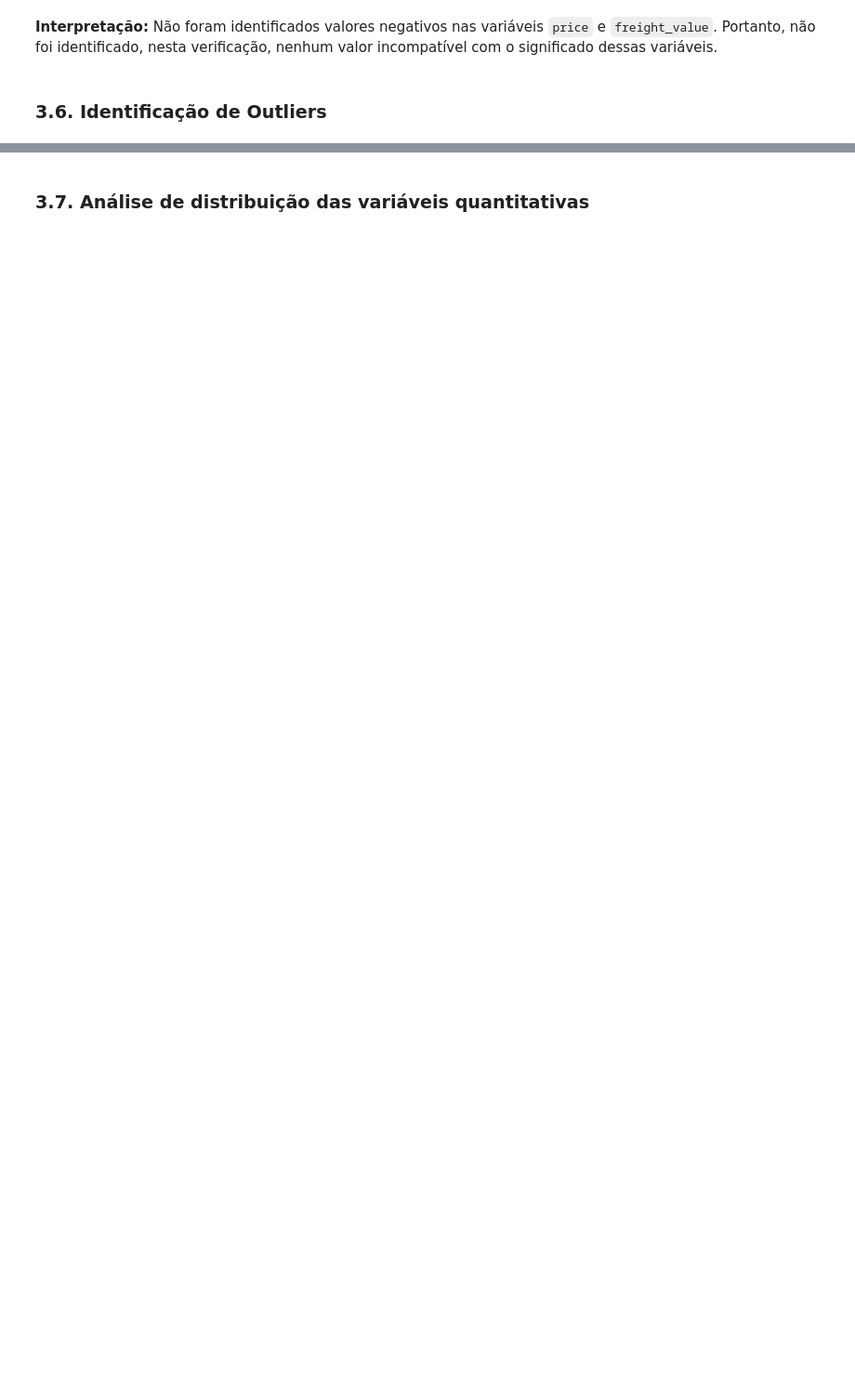
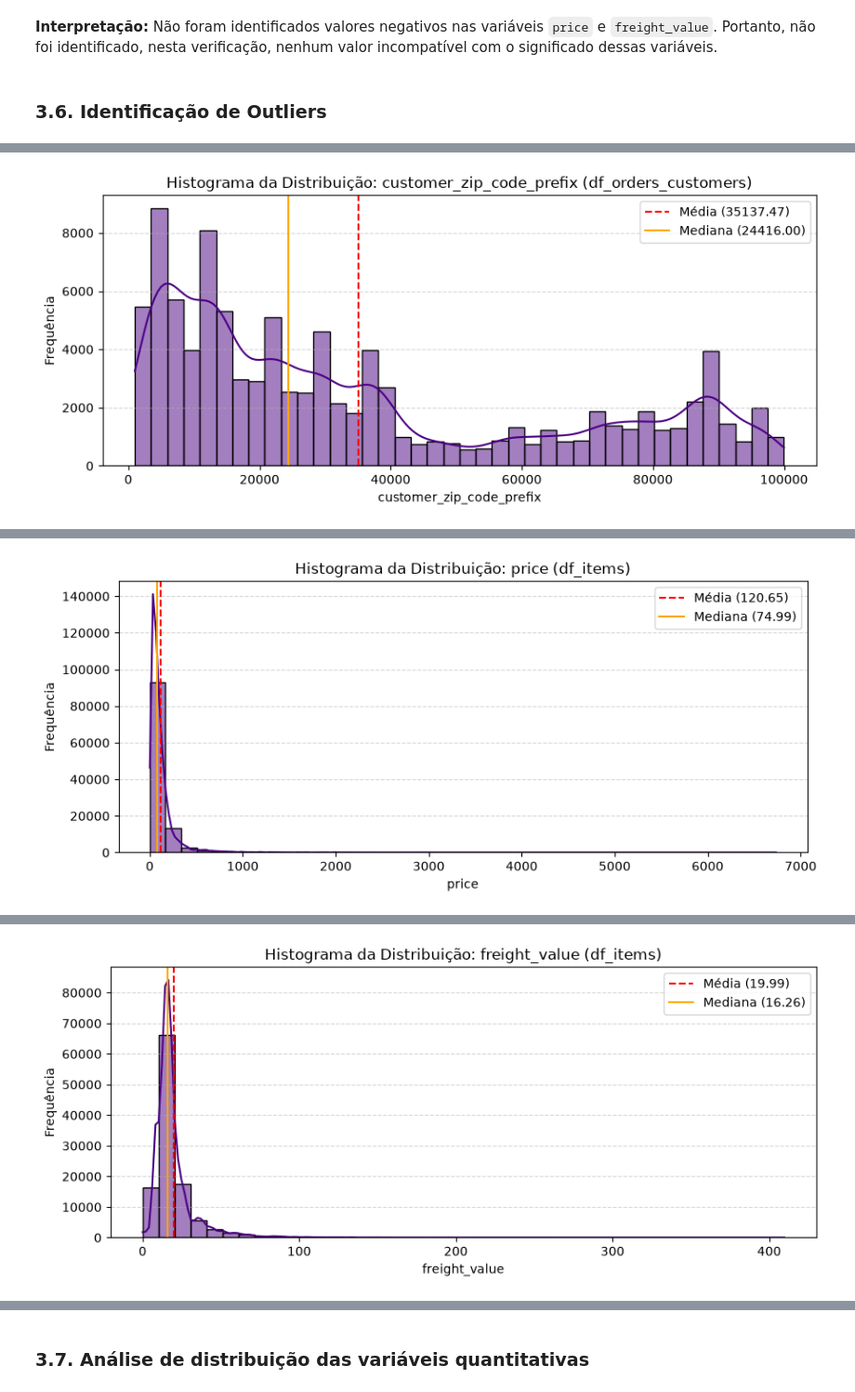
Before and after one commit to heliobrandao/projeto-tecnicas-programacao-i-py-ada, a Jupyter notebook: notebooks/analise.ipynb, the cells around one changed output, grey strips where cells are left out. Shown at 93% size. Drawn from its saved outputs; the diff is of its cells as text; code cells hidden in the pictures; blank space fills up the shorter version.

```diff
--- a/notebooks/analise.ipynb
+++ b/notebooks/analise.ipynb
@@ -326,0 +458,76 @@ print(quantidade_outliers[quantidade_outliers > 0])
+# %%
+# ==============================================================================
+# DIAGNÓSTICO DE OUTLIERS E DISTRIBUIÇÕES PARA TODOS OS DATAFRAMES
+# Métodos: IQR, Z-Score (NumPy) e Histogramas
+# ==============================================================================
+
+# Dicionário mapeando os DataFrames principais do grupo
+dataframes_projeto = {
+    'df_orders_customers': df_orders_customers,
+    'df_items': df_items,
+    'df_payments': df_payments,
+    'df_entrega': df_entrega
+}
+
+# Loop para aplicar a análise de diagnósticos em cada DataFrame
+for nome_df, df_atual in dataframes_projeto.items():
+    print(f"\n==================================================================")
+    print(f" 📊 ANÁLISE DE DIAGNÓSTICO E OUTLIERS: {nome_df}")
+    print(f"==================================================================")
+
+    # Seleciona apenas colunas numéricas contínuas (exclui IDs)
+    colunas_num = df_atual.select_dtypes(include=[np.number]).columns
+    colunas_num = [c for c in colunas_num if not c.endswith('_id') and c != 'order_item_id']
+
+    if len(colunas_num) == 0:
+        print(f"Nenhuma coluna numérica contínua encontrada em {nome_df}.\n")
+        continue
+
+    for col in colunas_num:
+        dados = df_atual[col].dropna()
+
+        # 1. Cálculo do IQR
+        q1 = dados.quantile(0.25)
+        q3 = dados.quantile(0.75)
+        iqr = q3 - q1
+        lim_inf = q1 - 1.5 * iqr
+        lim_sup = q3 + 1.5 * iqr
+
+        outliers_iqr = (dados < lim_inf) | (dados > lim_sup)
+        qtd_iqr = outliers_iqr.sum()
+        pct_iqr = (qtd_iqr / len(dados)) * 100
+
+        # 2. Cálculo do Z-Score com NumPy
+        vetor_dados = dados.values
+        media_np = np.mean(vetor_dados)
+        desvio_np = np.std(vetor_dados)
+
+        if desvio_np > 0:
+            z_scores = (vetor_dados - media_np) / desvio_np
+            outliers_z = np.abs(z_scores) > 3
+            qtd_z = np.sum(outliers_z)
+            pct_z = (qtd_z / len(dados)) * 100
+        else:
+            qtd_z, pct_z = 0, 0.0
+
+        # Exibição dos resultados no console
+        print(f"\n🔹 Variável: '{col}' (Total registros: {len(dados):,})")
+        print(f"   • Média (NumPy): {media_np:.2f} | Desvio Padrão: {desvio_np:.2f}")
+        print(f"   • Outliers IQR (Limites: [{lim_inf:.2f}, {lim_sup:.2f}]): {qtd_iqr:,} ({pct_iqr:.2f}%)")
+        print(f"   • Outliers Z-Score (|Z| > 3): {qtd_z:,} ({pct_z:.2f}%)")
+
+        # 3. Histograma da Distribuição
+        plt.figure(figsize=(9, 4))
+        sns.histplot(dados, bins=40, kde=True, color='indigo')
+
+        plt.axvline(media_np, color='red', linestyle='--', linewidth=1.5, label=f'Média ({media_np:.2f})')
+        plt.axvline(dados.median(), color='orange', linestyle='-', linewidth=1.5, label=f'Mediana ({dados.median():.2f})')
+
+        plt.title(f'Histograma da Distribuição: {col} ({nome_df})')
+        plt.xlabel(col)
+        plt.ylabel('Frequência')
+        plt.legend()
+        plt.grid(axis='y', linestyle='--', alpha=0.5)
+        plt.tight_layout()
+        plt.show()
+# %% [output]
@@ -326,0 +542 @@ print(quantidade_outliers[quantidade_outliers > 0])
+[figure, added]
@@ -326,0 +551 @@ print(quantidade_outliers[quantidade_outliers > 0])
+[figure, added]
@@ -326,0 +556 @@ print(quantidade_outliers[quantidade_outliers > 0])
+[figure, added]
```
Also changed, not shown: parts of 37 cells of this notebook.
